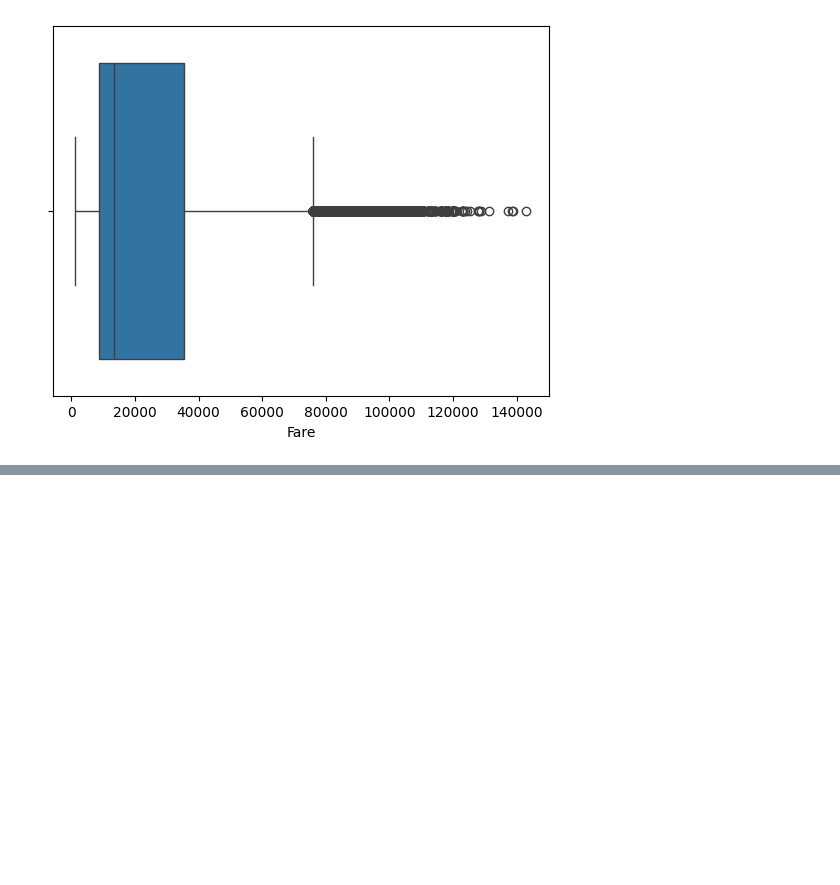
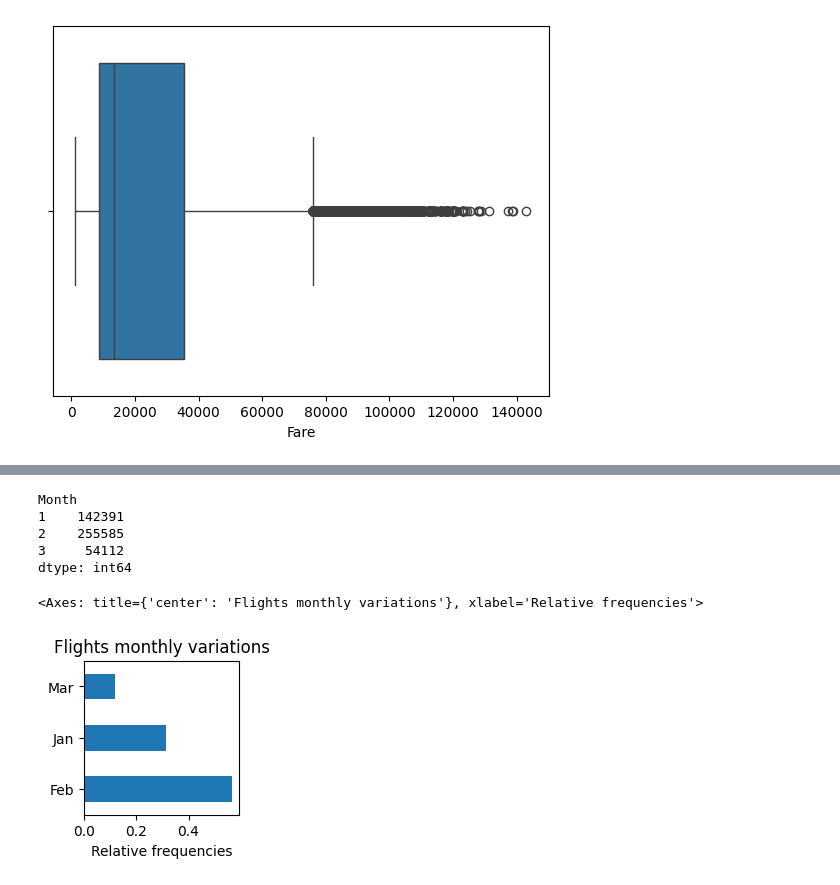
Before and after one commit to NoamGini/Tabular-data-science---Airfare, a Jupyter notebook: Pipline.ipynb, the cells around one changed output, grey strips where cells are left out. Cells and saved outputs as stored; diff of their text form; code cells hidden in the pictures; blank space fills up the shorter version.

```diff
--- a/Pipline.ipynb
+++ b/Pipline.ipynb
@@ -114,0 +152,2 @@ We suspect that there are outliers around the 140000 fare.
+# %%
+dtf = dtf.drop_duplicates()
@@ -114,0 +159,3 @@ We suspect that there are outliers around the 140000 fare.
+# %%
+# Convert the "Date_of_journey" column to datetime format
+dtf['Date_of_journey'] = pd.to_datetime(dtf['Date_of_journey'])
@@ -114,0 +173,19 @@ We suspect that there are outliers around the 140000 fare.
+# %%
+#convert the departure and arrival columns to time
+
+# Function to map departure time ranges to categories
+def map_departure_time_range(departure_time):
+    if 'Before 6 AM' in departure_time:
+        return 'Early morning'
+    elif '6 AM - 12 PM' in departure_time:
+        return 'morning'
+    elif '12 PM - 6 PM' in departure_time:
+        return 'noon'
+    else:
+        return 'night'
+
+# Apply the function to the columns
+dtf['Departure'] = dtf['Departure'].apply(map_departure_time_range)
+dtf['Arrival'] = dtf['Arrival'].apply(map_departure_time_range)
+
+dtf.head()
@@ -114,0 +199,19 @@ We suspect that there are outliers around the 140000 fare.
+# %%
+# Extract the month from the dates
+dtf['Month'] = dtf['Date_of_journey'].dt.month
+
+# Group the flights by month and count the number of flights in each month
+dtf.groupby('Month').size()
+# %% [output]
+Month
+1    142391
+2    255585
+3     54112
+dtype: int64
+# %%
+Month_ = pd.to_datetime(dtf.Date_of_journey.values).month
+pd.Series(Month_.value_counts(normalize = True).values,index=["Feb","Jan","Mar"]).\
+    plot(kind="barh",title="Flights monthly variations", figsize = [2,2], xlabel = "Relative frequencies")
+# %% [output]
+<Axes: title={'center': 'Flights monthly variations'}, xlabel='Relative frequencies'>
+[figure, added]
```
Also changed, not shown: parts of 15 cells of this notebook.
